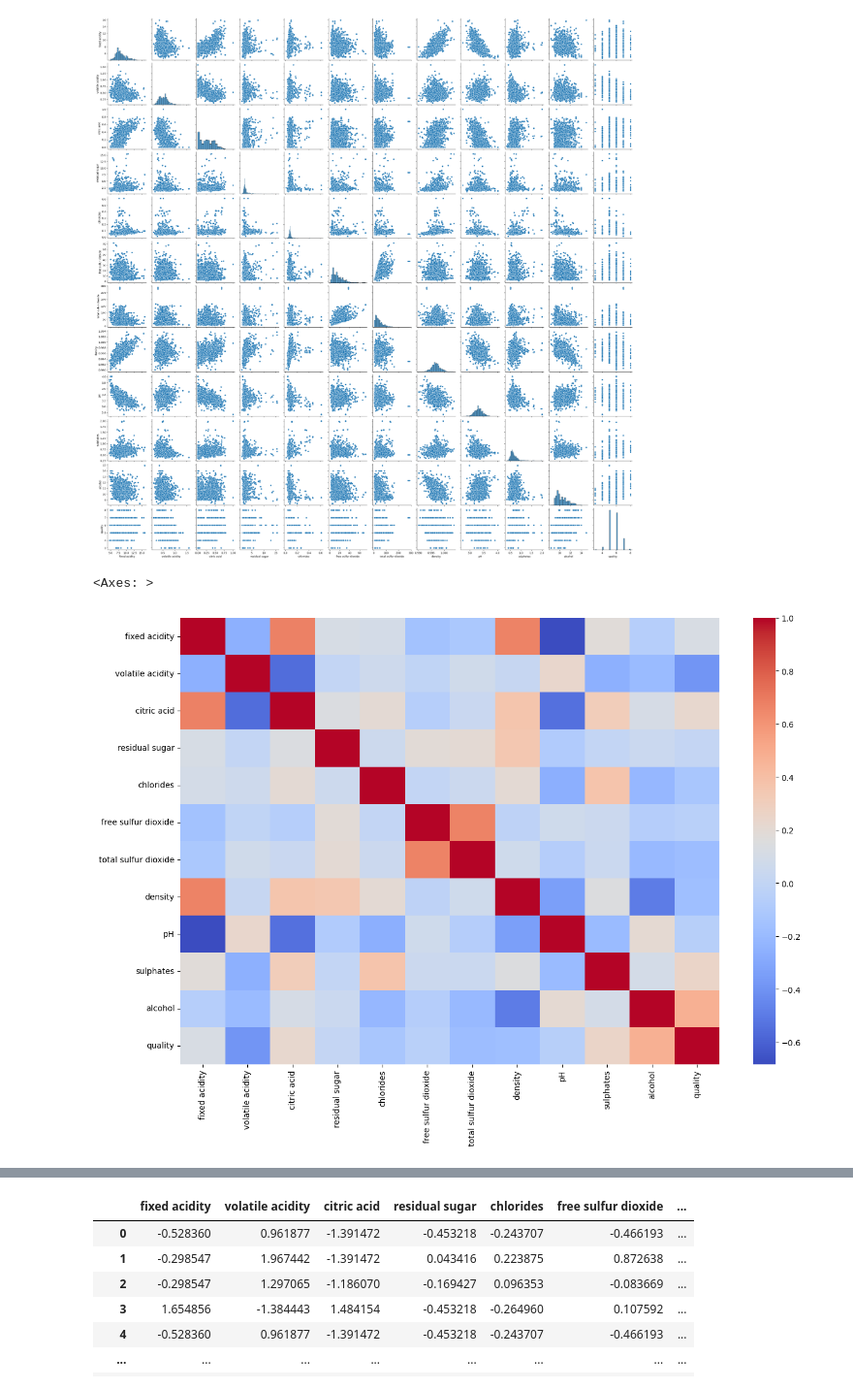
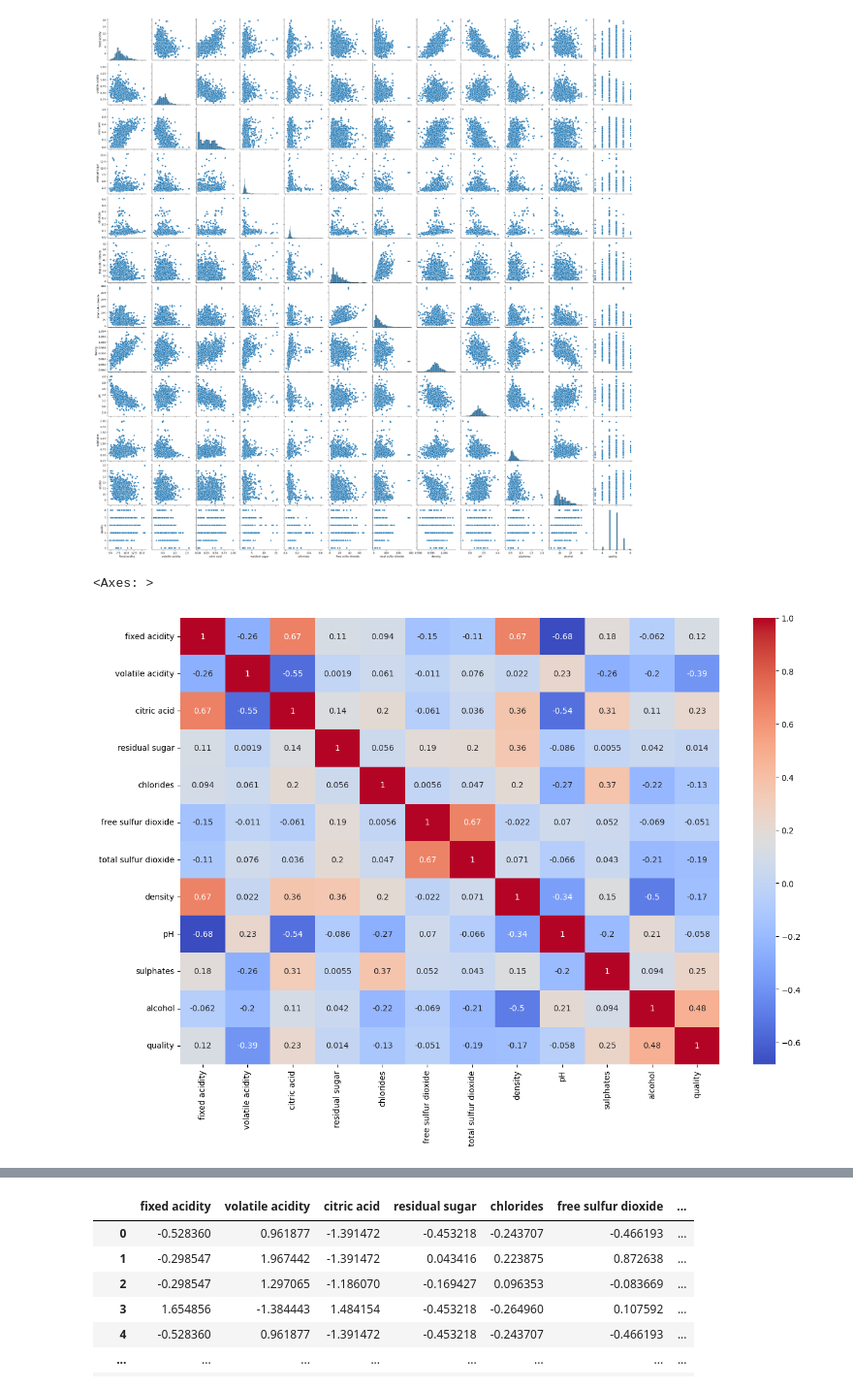
Before and after one commit to KavileBhagavathi/DSSS_Scripts, a Jupyter notebook: Assignment5/Exercise5.ipynb, the cells around one changed output, grey strips where cells are left out. Shown at 97% size. Cells and saved outputs as stored; diff of their text form; code cells hidden in the pictures.

```diff
--- a/Assignment5/Exercise5.ipynb
+++ b/Assignment5/Exercise5.ipynb
@@ -108,7 +109,7 @@ sns.pairplot(df)
 [figure]
 # %%
 plt.figure(figsize=(15,10))
-sns.heatmap(df.corr(),cmap='coolwarm')
+sns.heatmap(df.corr(),annot=True,cmap='coolwarm')
 # %% [output]
 <Axes: >
-[figure, old version]
+[figure, new version]
```
Also changed, not shown: parts of 4 cells of this notebook.
